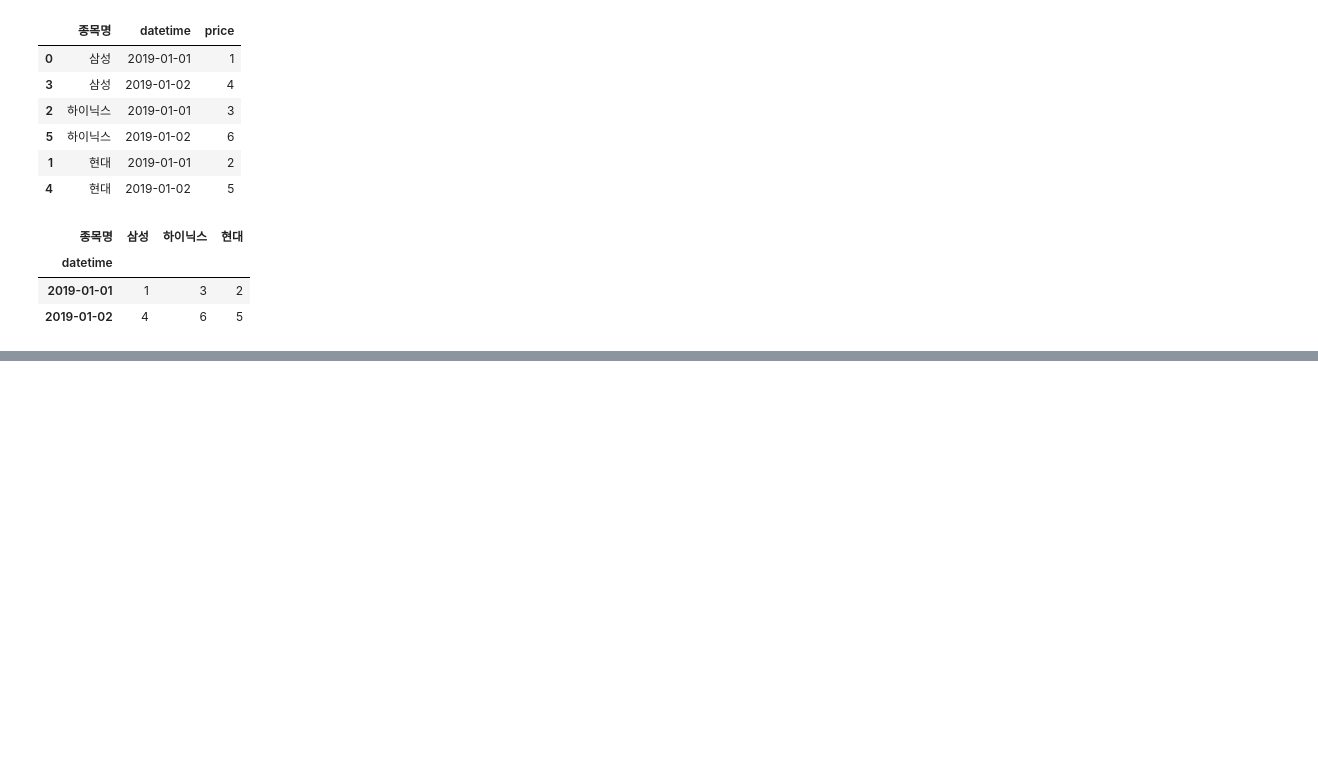
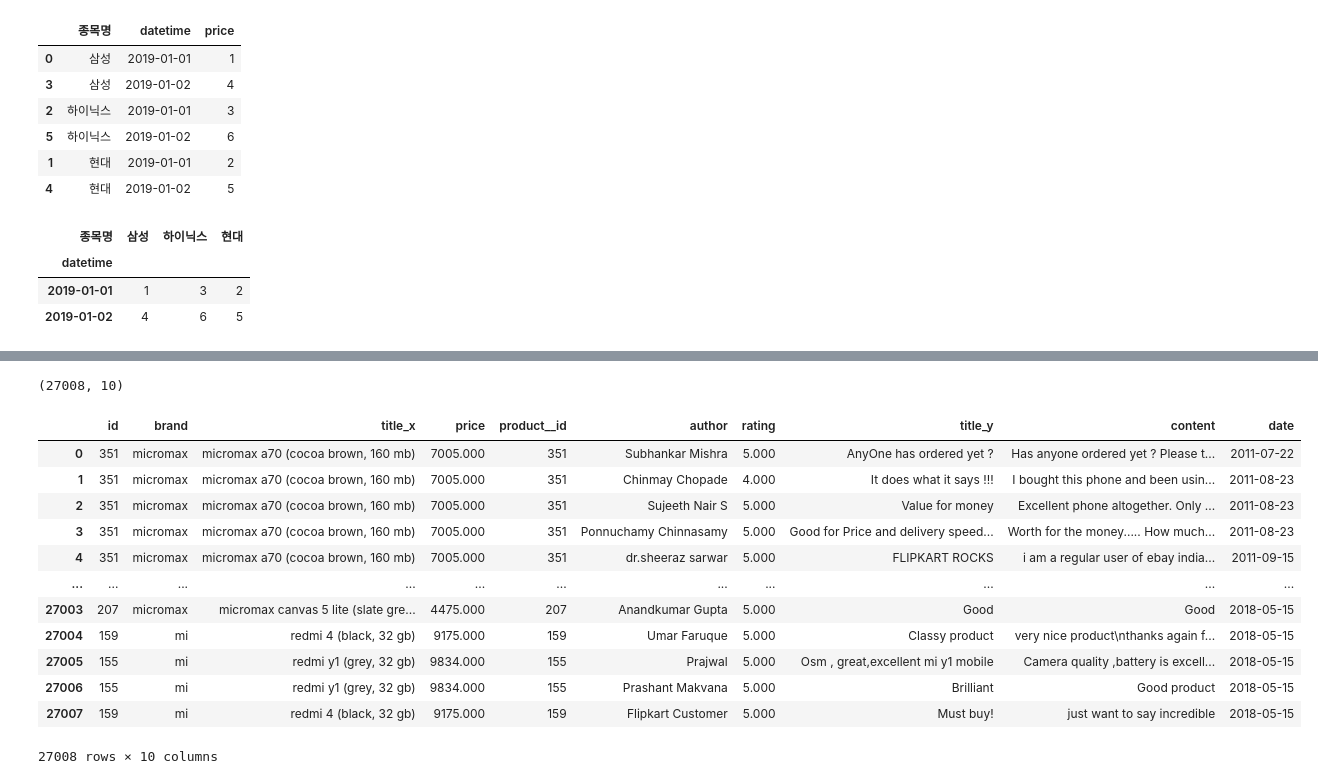
Before and after one commit to JihoQuant/Python-Pandas-Part-1, a Jupyter notebook: pandas_combining.ipynb, the cells around one changed output, grey strips where cells are left out. Saved outputs shown, nothing was run; the diff lists cells and outputs as text; code cells hidden in the pictures; blank space fills up the shorter version.

```diff
--- a/pandas_combining.ipynb
+++ b/pandas_combining.ipynb
@@ -408,0 +815,9 @@ sample_data.pivot(index='datetime', columns='종목명', values='price')
+# %%
+product_df = pd.read_csv(f'{CSV_BASE_DIR}/product.csv', index_col=0)
+review_df = pd.read_csv(f'{CSV_BASE_DIR}/review.csv', index_col=0)
+
+product_df.shape
+review_df.shape
+
+product_df
+review_df
@@ -408,0 +853,26 @@ sample_data.pivot(index='datetime', columns='종목명', values='price')
+# %%
+flipkart_df = pd.merge(
+    product_df, review_df,
+
+    left_on='id',
+    right_on='product__id',
+
+    how='right',
+)
+flipkart_df.shape
+flipkart_df
+# %% [output]
+(27008, 10)
+|  | id | brand | title_x | price | product__id | author | rating | title_y | content | date |
+| 0 | 351 | micromax | micromax a70 (cocoa brown, 160 mb) | 7005.000 | 351 | Subhankar Mishra | 5.000 | AnyOne has ordered yet ? | Has anyone ordered yet ? Please t... | 2011-07-22 |
+| 1 | 351 | micromax | micromax a70 (cocoa brown, 160 mb) | 7005.000 | 351 | Chinmay Chopade | 4.000 | It does what it says !!! | I bought this phone and been usin... | 2011-08-23 |
+| 2 | 351 | micromax | micromax a70 (cocoa brown, 160 mb) | 7005.000 | 351 | Sujeeth Nair S | 5.000 | Value for money | Excellent phone altogether. Only ... | 2011-08-23 |
+| 3 | 351 | micromax | micromax a70 (cocoa brown, 160 mb) | 7005.000 | 351 | Ponnuchamy Chinnasamy | 5.000 | Good for Price and delivery speed... | Worth for the money..... How much... | 2011-08-23 |
+| 4 | 351 | micromax | micromax a70 (cocoa brown, 160 mb) | 7005.000 | 351 | dr.sheeraz sarwar | 5.000 | FLIPKART ROCKS | i am a regular user of ebay india... | 2011-09-15 |
+| ... | ... | ... | ... | ... | ... | ... | ... | ... | ... | ... |
+| 27003 | 207 | micromax | micromax canvas 5 lite (slate gre... | 4475.000 | 207 | Anandkumar Gupta | 5.000 | Good | Good | 2018-05-15 |
+| 27004 | 159 | mi | redmi 4 (black, 32 gb) | 9175.000 | 159 | Umar Faruque | 5.000 | Classy product | very nice product\nthanks again f... | 2018-05-15 |
+| 27005 | 155 | mi | redmi y1 (grey, 32 gb) | 9834.000 | 155 | Prajwal | 5.000 | Osm , great,excellent mi y1 mobile | Camera quality ,battery is excell... | 2018-05-15 |
+| 27006 | 155 | mi | redmi y1 (grey, 32 gb) | 9834.000 | 155 | Prashant Makvana | 5.000 | Brilliant | Good product | 2018-05-15 |
+| 27007 | 159 | mi | redmi 4 (black, 32 gb) | 9175.000 | 159 | Flipkart Customer | 5.000 | Must buy! | just want to say incredible | 2018-05-15 |
+27008 rows × 10 columns
```
Also changed, not shown: parts of 42 cells of this notebook.
